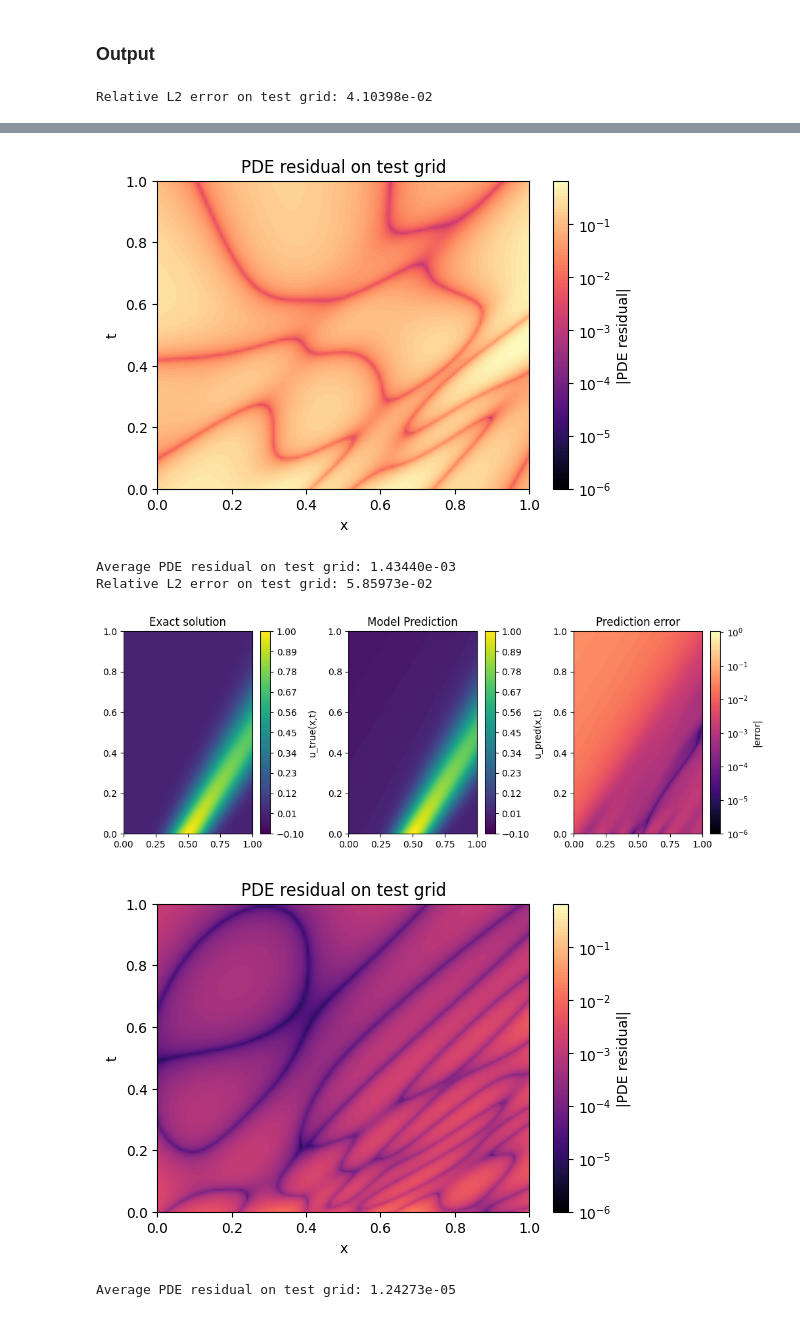
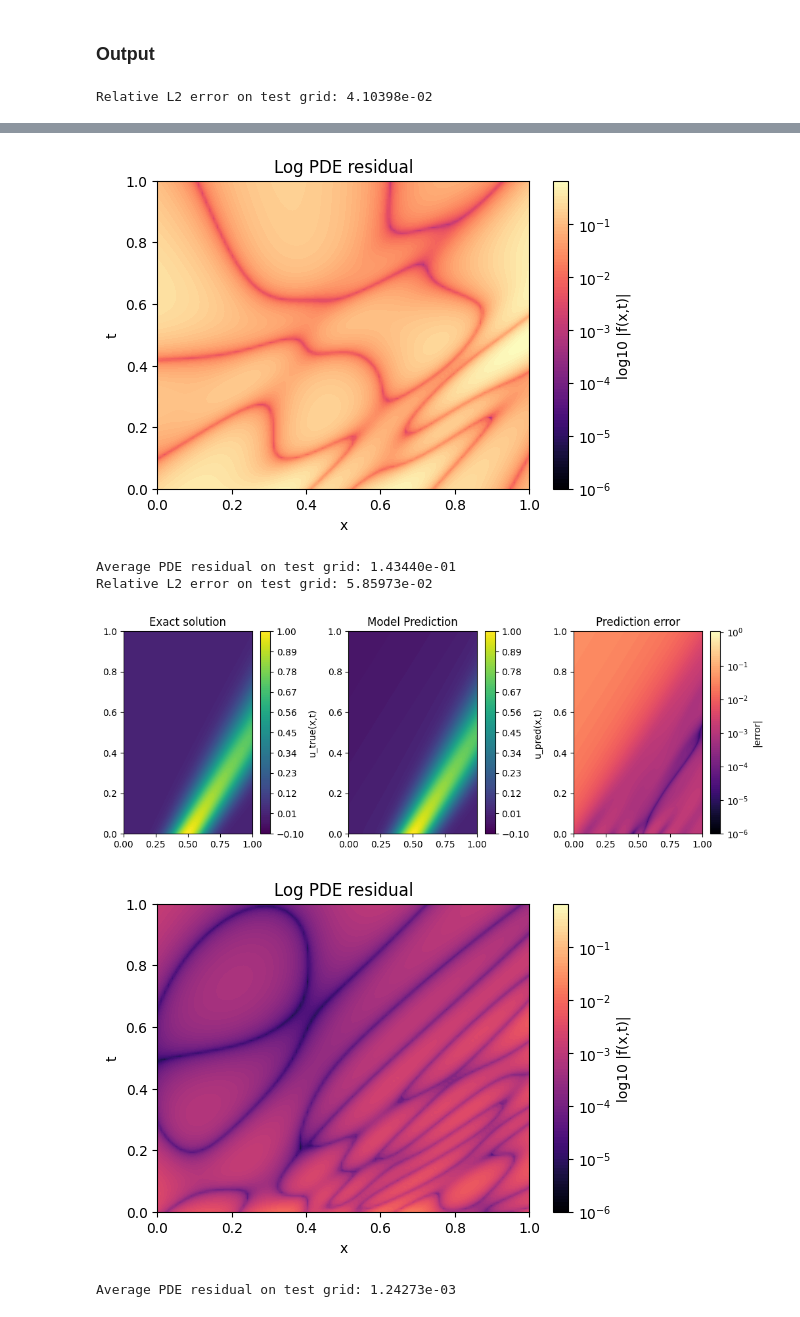
Before and after one commit to Saul-Harwin/PINNs-vs-Data-Driven-Neural-Networks-for-Fluid-Flow, a Jupyter notebook: main.ipynb, the cells around one changed output, grey strips where cells are left out. Drawn from its saved outputs; the diff is of its cells as text; code cells hidden in the pictures.

Commit message:
Reused Plotting Functions

```diff
--- a/main.ipynb
+++ b/main.ipynb
@@ -768,7 +768,7 @@ plot_pde_residual(pinn_data, res_pinn, res_limit)
 # %% [markdown]
 ### Code
 # %%
-def test_generalization(model, data, pde_params, test_points=100, sol_limit=None, err_limit=None, res_limit=None):
+def test_generalization(model, data, pde_params, residual=None, test_points=100, sol_limit=None, err_limit=None, res_limit=None):
     """
     Evaluate PINN generalization on unseen points.
 
@@ -831,27 +831,9 @@ def test_generalization(model, data, pde_params, test_points=100, sol_limit=None
     plt.show()
 
     # Compute PDE residual on test grid
-    X_test_flat.requires_grad_(True)
-    u = model(X_test_flat)
-    grads = torch.autograd.grad(u, X_test_flat, torch.ones_like(u), create_graph=True)[0]
-    dudx = grads[:,0:1]
-    dudt = grads[:,1:2]
-    d2udx2 = torch.autograd.grad(dudx, X_test_flat, torch.ones_like(dudx), create_graph=True)[0][:,0:1]
-    f = dudt + c*dudx - D*d2udx2
-    f = f.detach().numpy().reshape(test_points, test_points)
+    plot_pde_residual(data, residual, res_limit)
 
-    levels = np.logspace(np.log10(1e-6), np.log10(res_limit), 100)  # 100 levels
-    ticks = LogLocator(base=10.00).tick_values(1e-6, res_limit)
-
-    plt.figure(figsize=(6,4))
-    plt.contourf(X_grid, T_grid, np.abs(f), levels=levels, cmap='magma', norm=colors.LogNorm())
-    plt.colorbar(label='|PDE residual|', ticks=ticks)
-    plt.title("PDE residual on test grid")
-    plt.xlabel("x")
-    plt.ylabel("t")
-    plt.show()
-
-    avg_residual = np.linalg.norm(f) / f.size
+    avg_residual = torch.sqrt(torch.sum(residual**2) / residual.numel())
     print(f"Average PDE residual on test grid: {avg_residual:.5e}")
 # %% [markdown]
 ### Load Model
@@ -888,34 +870,36 @@ err_min = min(err_min, 1e-6)  # avoid going below 1e-6 for log scale
 
 res_nn = compute_pde_residual(loaded_nn_data, loaded_nn_model, loaded_nn_pde.c, loaded_nn_pde.D)
 res_pinn = compute_pde_residual(loaded_pinn_data, loaded_pinn_model, loaded_pinn_pde.c, loaded_pinn_pde.D)
 
 res_limit = max(res_nn.max(), res_pinn.max())
 
 test_generalization(
     model=loaded_nn_model,
     data=loaded_nn_data,
     pde_params=loaded_nn_pde,
+    residual=res_nn,
     test_points=100,  # adjust resolution if desired
     sol_limit=1.0,
     err_limit=[err_min, err_max],
     res_limit=res_limit
 )
 
 test_generalization(
     model=loaded_pinn_model,
     data=loaded_pinn_data,
     pde_params=loaded_pinn_pde,
+    residual=res_pinn,
     test_points=100,  # adjust resolution if desired,
     sol_limit=1.0,
     err_limit=[err_min, err_max],
     res_limit=res_limit
 )
 # %% [output]
 Relative L2 error on test grid: 4.10398e-02
 [figure]
-[figure, old version]
+[figure, new version]
-Average PDE residual on test grid: 1.43440e-03
+Average PDE residual on test grid: 1.43440e-01
 Relative L2 error on test grid: 5.85973e-02
 [figure]
-[figure, old version]
+[figure, new version]
-Average PDE residual on test grid: 1.24273e-05
+Average PDE residual on test grid: 1.24273e-03
```
